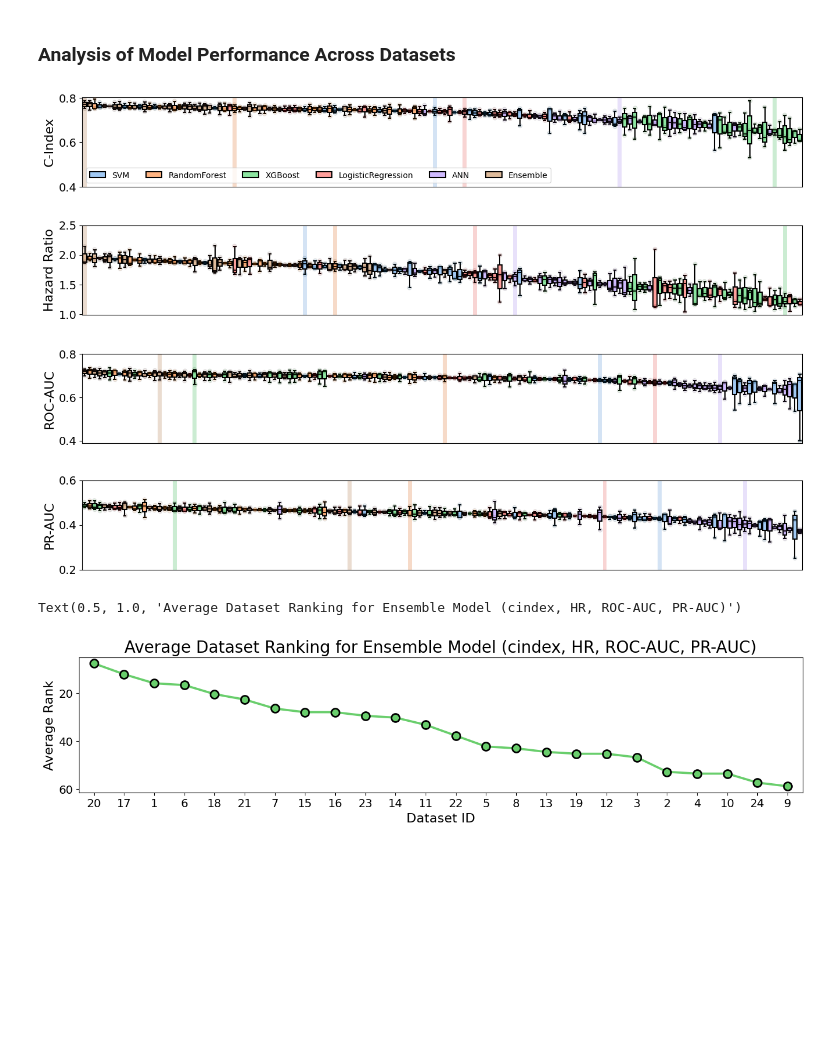
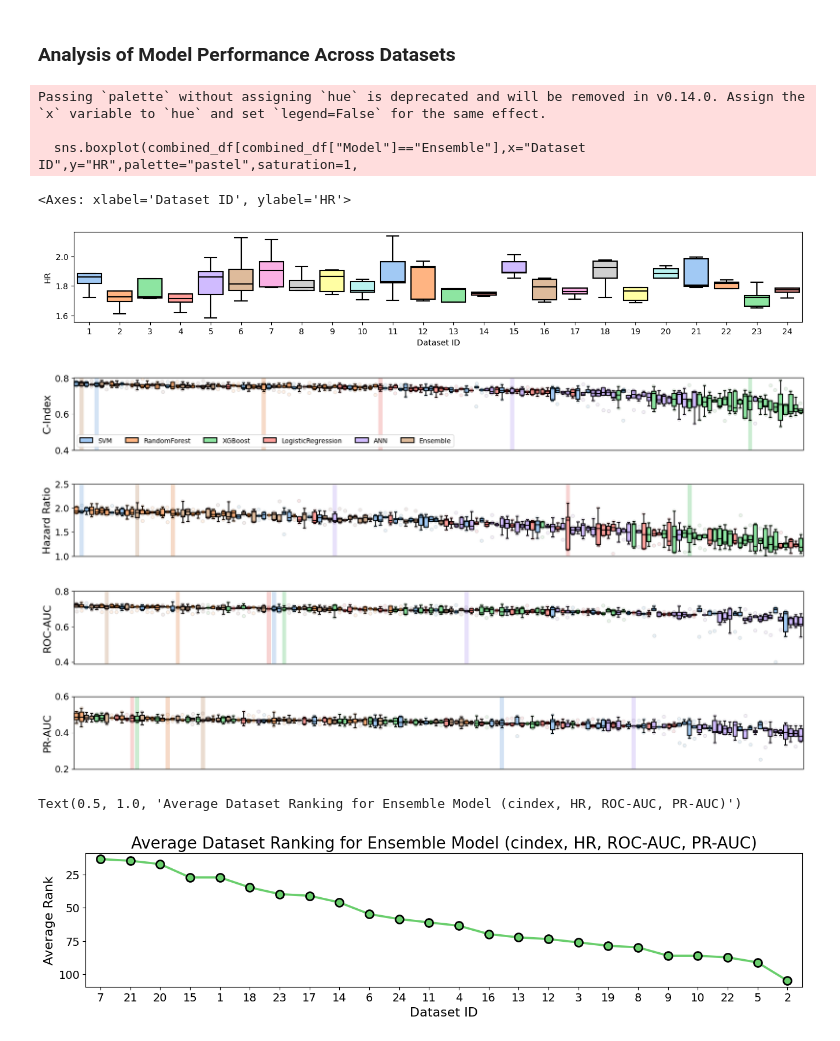
Before and after one commit to JackWJW/LGG_Prognosis_Prediction, a Jupyter notebook: Analysis_Model_Performance.ipynb, the cells around one changed output. Cells and saved outputs as stored; diff of their text form; code cells hidden in the pictures; blank space fills up the shorter version.

```diff
--- a/Analysis_Model_Performance.ipynb
+++ b/Analysis_Model_Performance.ipynb
@@ -7,7 +7,7 @@ from matplotlib.ticker import FormatStrFormatter
 import seaborn as sns
 # %%
 df_list = []
-for rs in range(0,3):
+for rs in range(0,5):
     for dataset in range(1,25):
         df = pd.read_csv(f"./LGG_CV-Prediction_Results/RS-{rs}_DS-{dataset}_Results/Results_Probs_Summary.csv")
         df["RS"] = str(rs)
@@ -15,8 +15,15 @@ for rs in range(0,3):
         df_list.append(df)
 # %%
 combined_df=pd.concat(df_list).drop(columns=["Unnamed: 0"])
-combined_df["Model_DS"] = combined_df["Model"]+"_"+combined_df["Dataset ID"]
-for var_of_interest in ["cindex","HR","roc_auc_mean","pr_auc_mean"]:
-    combined_df[f"Model_Mean_{var_of_interest}"] = combined_df[["Model","Dataset ID",var_of_interest]].groupby(["Model","Dataset ID"])[var_of_interest].transform('mean')
-    combined_df[f"DS_Mean_{var_of_interest}"] = combined_df[["Dataset ID",var_of_interest]].groupby(["Dataset ID"])[var_of_interest].transform('mean')
+fig, ax = plt.subplots(figsize=(16,2))
+sns.boxplot(combined_df[combined_df["Model"]=="Ensemble"],x="Dataset ID",y="HR",palette="pastel",saturation=1,
+            linecolor="black",
+            linewidth=1.5,
+            fliersize=0,)
+# %% [output]
+Passing `palette` without assigning `hue` is deprecated and will be removed in v0.14.0. Assign the `x` variable to `hue` and set `legend=False` for the same effect.
+
+  sns.boxplot(combined_df[combined_df["Model"]=="Ensemble"],x="Dataset ID",y="HR",palette="pastel",saturation=1,
+<Axes: xlabel='Dataset ID', ylabel='HR'>
+[figure, added]
 # %%
@@ -32,9 +44,9 @@ for model_mean, var_of_interest in [["Model_Mean_cindex","cindex"],["Model_Mean_
     else:
         leg_status = False
     plotting_df = combined_df.copy()
-    plotting_df["DS_Label"] = plotting_df["Dataset ID"]=="6"
+    plotting_df["DS_Label"] = plotting_df["Dataset ID"]=="7"
     plotting_df["DS_Label"] = plotting_df["DS_Label"] * 5
-    fig, ax = plt.subplots(figsize=(16,2))
+    fig, ax = plt.subplots(figsize=(20,2))
     sns.boxplot(plotting_df.sort_values(by=model_mean,ascending=False),x="Model_DS",y=var_of_interest,
                 hue="Model",hue_order=["SVM","RandomForest","XGBoost","LogisticRegression","ANN","Ensemble"],palette="pastel",saturation=1,
                 linecolor="black",
@@ -44,37 +56,37 @@ for model_mean, var_of_interest in [["Model_Mean_cindex","cindex"],["Model_Mean_
     sns.stripplot(plotting_df.sort_values(by=model_mean,ascending=False),x="Model_DS",y=var_of_interest,
                 hue="Model",hue_order=["SVM","RandomForest","XGBoost","LogisticRegression","ANN","Ensemble"],palette="tab10",edgecolor="black",linewidth=1,alpha=0.1,legend=False)
     sns.barplot(plotting_df.sort_values(by=model_mean,ascending=False),x="Model_DS",y="DS_Label",hue="Model",hue_order=["SVM","RandomForest","XGBoost","LogisticRegression","ANN","Ensemble"],palette="pastel",alpha=0.5,
                 legend=False)
     if var_of_interest == "cindex":
         y_title = "C-Index"
     elif var_of_interest == "HR":
         y_title = "Hazard Ratio"
     elif var_of_interest == "roc_auc_mean":
         y_title = "ROC-AUC"
     elif var_of_interest == "pr_auc_mean":
         y_title = "PR-AUC"
     plt.ylabel(y_title,fontsize=16)
     plt.ylim(plotting_df[var_of_interest].min()-0.01,plotting_df[var_of_interest].max()+0.01)
     plt.xlabel("")
     if var_of_interest == "cindex":
         plt.yticks([0.4,0.6,0.8])
     elif var_of_interest == "HR":
         plt.yticks([1.0,1.5,2.0,2.5])
     elif var_of_interest == "roc_auc_mean":
         plt.yticks([0.4,0.6,0.8])
     elif var_of_interest == "pr_auc_mean":
         plt.yticks([0.2,0.4,0.6])
     plt.tick_params(axis='y',labelsize=14)
     plt.xticks(labels=[],ticks=[])
     if leg_status == True:
         plt.legend(ncol=6,loc="lower left")
         ax.get_legend().set_title("")
     plt.show()
 # %% [output]
-[figure, old version]
+[figure, new version]
-[figure, old version]
+[figure, new version]
-[figure, old version]
+[figure, new version]
-[figure, old version]
+[figure, new version]
 # %%
 combined_df=pd.concat(df_list).drop(columns=["Unnamed: 0"])
 combined_df = combined_df[combined_df["Model"]=="Ensemble"]
@@ -98,7 +110,7 @@ plt.tick_params(axis='both',labelsize=14)
 plt.title("Average Dataset Ranking for Ensemble Model (cindex, HR, ROC-AUC, PR-AUC)",fontsize=20)
 # %% [output]
 Text(0.5, 1.0, 'Average Dataset Ranking for Ensemble Model (cindex, HR, ROC-AUC, PR-AUC)')
-[figure, old version]
+[figure, new version]
 # %%
 ensemble_df = combined_df[combined_df["Model"]=="Ensemble"].copy()
 # %%
```
Also changed, not shown: parts of 6 cells of this notebook, 4 other files.
